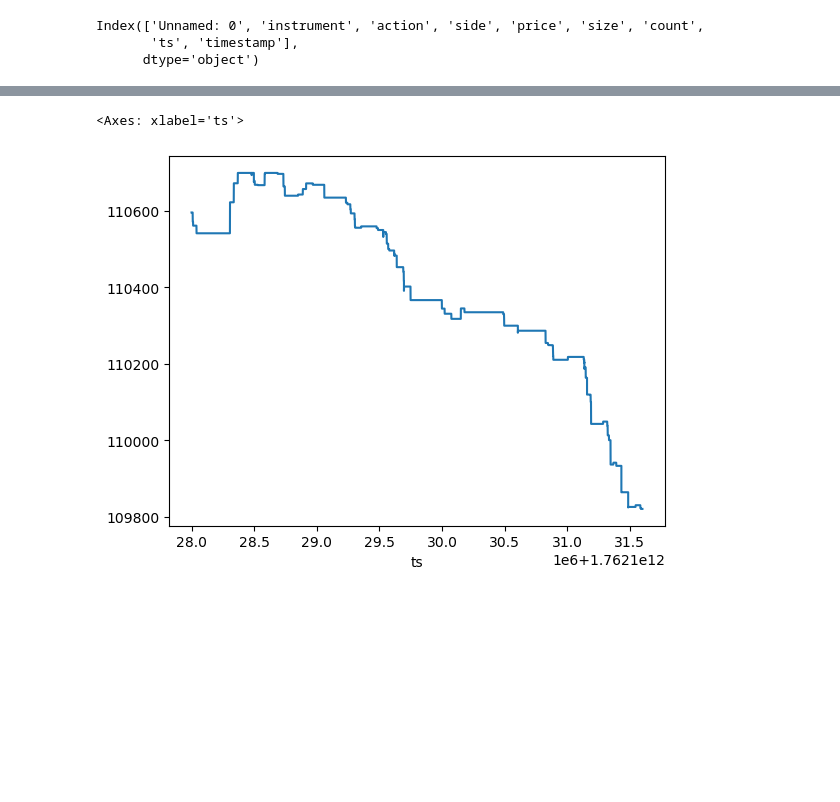
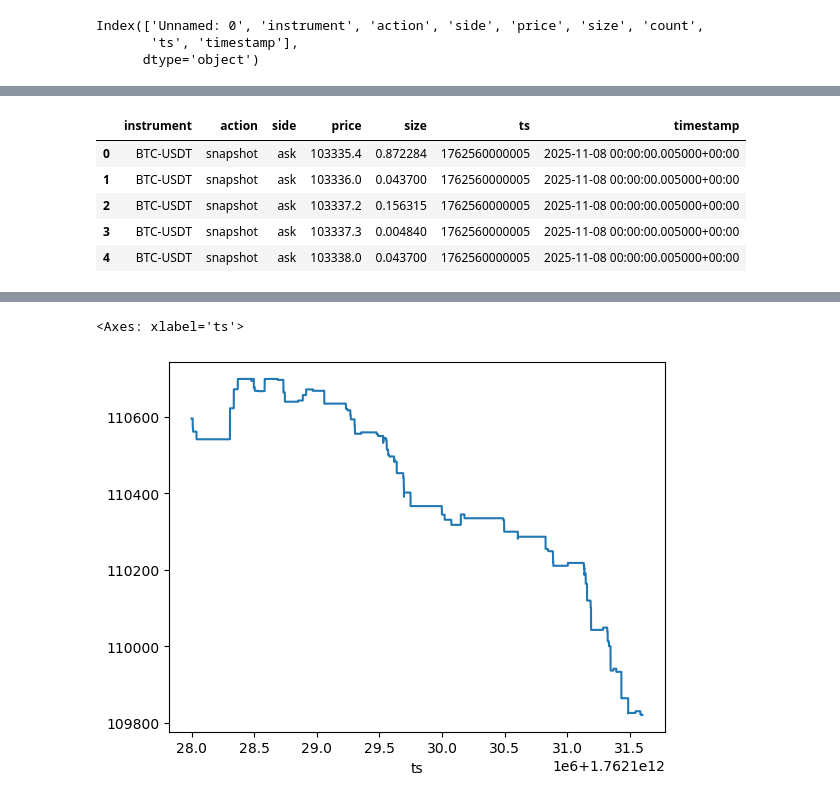
Before and after one commit to jinczing/okx-lob-da, a Jupyter notebook: lab-okx-profile.ipynb, the cells around one changed output, grey strips where cells are left out. Saved outputs shown, nothing was run; the diff lists cells and outputs as text; code cells hidden in the pictures; blank space fills up the shorter version.

```diff
--- a/lab-okx-profile.ipynb
+++ b/lab-okx-profile.ipynb
@@ -101,0 +146,84 @@ rebuilt_snapshots.head()
+# %%
+def rebuild_snapshots_every_100ms(df: pd.DataFrame, freq_ms: int = 100, depth: int | None = None) -> pd.DataFrame:
+    """
+    Replay OKX order-book snapshots + updates but only emit a synthetic snapshot every `freq_ms`.
+    """
+    df = df.sort_values(["instrument", "ts", "side", "price"]).reset_index(drop=True)
+
+    output_rows: list[dict] = []
+
+    for instrument, inst_df in df.groupby("instrument"):
+        book = {"bid": {}, "ask": {}}
+        have_snapshot = False
+        next_emit_ts: int | None = None
+
+        for ts, ts_chunk in inst_df.groupby("ts"):
+            action = ts_chunk["action"].iloc[0]
+
+            if action == "snapshot":
+                book = {"bid": {}, "ask": {}}
+                have_snapshot = True
+                for side in ("bid", "ask"):
+                    side_rows = ts_chunk[ts_chunk["side"] == side]
+                    for _, row in side_rows.iterrows():
+                        if pd.notna(row["price"]) and pd.notna(row["size"]):
+                            book[side][row["price"]] = row["size"]
+                next_emit_ts = ts if next_emit_ts is None else max(next_emit_ts, ts)
+
+            elif action == "update" and have_snapshot:
+                for _, row in ts_chunk.iterrows():
+                    side, price, size = row["side"], row["price"], row["size"]
+                    if side not in ("bid", "ask") or pd.isna(price):
+                        continue
+                    if pd.isna(size) or size == 0:
+                        book[side].pop(price, None)
+                    else:
+                        book[side][price] = size
+
+            else:
+                continue  # ignore updates before the first snapshot
+
+            if not have_snapshot:
+                continue
+
+            if next_emit_ts is None:
+                next_emit_ts = ts
+
+            while next_emit_ts <= ts:
+                ts_dt = pd.to_datetime(next_emit_ts, unit="ms", utc=True)
+                for side in ("bid", "ask"):
+                    levels = sorted(
+                        book[side].items(),
+                        key=(lambda kv: -kv[0]) if side == "bid" else (lambda kv: kv[0]),
+                    )
+                    if depth is not None:
+                        levels = levels[:depth]
+                    for price, size in levels:
+                        output_rows.append(
+                            {
+                                "instrument": instrument,
+                                "action": "snapshot",
+                                "side": side,
+                                "price": price,
+                                "size": size,
+                                "ts": next_emit_ts,
+                                "timestamp": ts_dt,
+                            }
+                        )
+                next_emit_ts += freq_ms
+
+    return (
+        pd.DataFrame(output_rows)
+        .sort_values(["instrument", "ts", "side", "price"])
+        .reset_index(drop=True)
+    )
+
+snapshots_100ms = rebuild_snapshots_every_100ms(orderbook_df, freq_ms=100, depth=50)
+snapshots_100ms.head()
+# %% [output]
+|  | instrument | action | side | price | size | ts | timestamp |
+| 0 | BTC-USDT | snapshot | ask | 103335.4 | 0.872284 | 1762560000005 | 2025-11-08 00:00:00.005000+00:00 |
+| 1 | BTC-USDT | snapshot | ask | 103336.0 | 0.043700 | 1762560000005 | 2025-11-08 00:00:00.005000+00:00 |
+| 2 | BTC-USDT | snapshot | ask | 103337.2 | 0.156315 | 1762560000005 | 2025-11-08 00:00:00.005000+00:00 |
+| 3 | BTC-USDT | snapshot | ask | 103337.3 | 0.004840 | 1762560000005 | 2025-11-08 00:00:00.005000+00:00 |
+| 4 | BTC-USDT | snapshot | ask | 103338.0 | 0.043700 | 1762560000005 | 2025-11-08 00:00:00.005000+00:00 |
```
Also changed, not shown: parts of 21 cells of this notebook, 2 other files.
